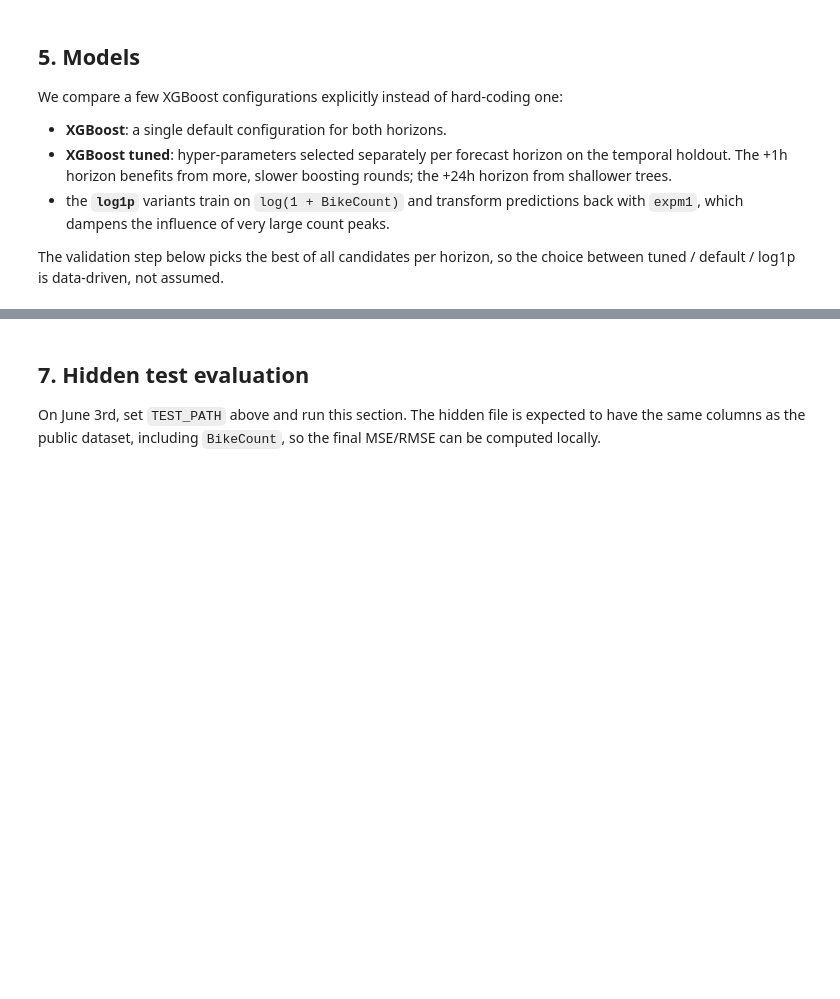
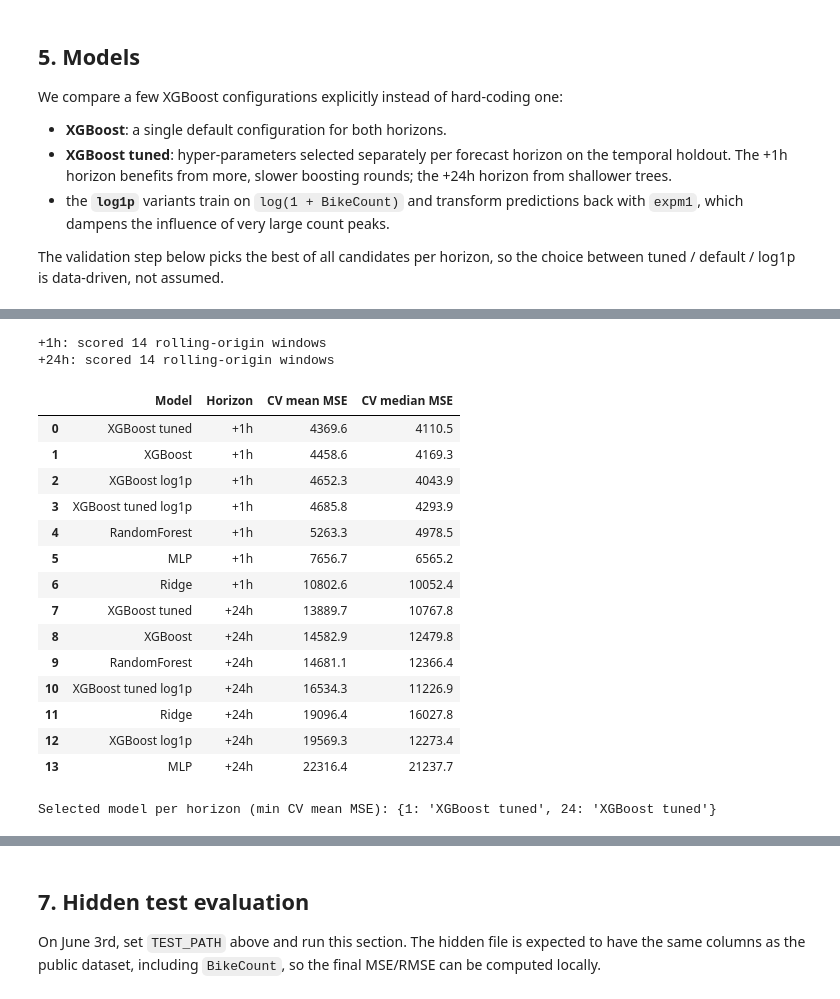
Before and after one commit to theitger/sl-challenge, a Jupyter notebook: bike_count_estimation.ipynb, the cells around one changed output, grey strips where cells are left out. Saved outputs shown, nothing was run; the diff lists cells and outputs as text; code cells hidden in the pictures; blank space fills up the shorter version.

```diff
--- a/bike_count_estimation.ipynb
+++ b/bike_count_estimation.ipynb
@@ -261,0 +284,68 @@ series task.
+# %%
+CV_BLOCK_DAYS = 14       # length of each rolling test block
+CV_MIN_TRAIN_DAYS = 150  # warm-up before the first origin
+CV_STEP_DAYS = 14        # gap between consecutive origins (non-overlapping blocks)
+
+
+def rolling_origin_cv(df):
+    rows = []
+    block = CV_BLOCK_DAYS * 24
+    min_train = CV_MIN_TRAIN_DAYS * 24
+    step = CV_STEP_DAYS * 24
+
+    for horizon in HORIZONS:
+        X, y, _ = make_supervised_frame(df, horizon)
+        n = len(X)
+        origins = list(range(min_train, n - block + 1, step))
+        for origin in origins:
+            X_train, y_train = X.iloc[:origin], y.iloc[:origin]
+            X_test, y_test = X.iloc[origin:origin + block], y.iloc[origin:origin + block]
+            for name, model in make_models(horizon).items():
+                fitted = clone(model)
+                fitted.fit(X_train, y_train)
+                mse, _ = mse_rmse(y_test, fitted.predict(X_test))
+                rows.append({"Model": name, "Horizon": f"+{horizon}h",
+                             "origin": origin, "MSE": mse})
+        print(f"+{horizon}h: scored {len(origins)} rolling-origin windows")
+
+    return pd.DataFrame(rows)
+
+
+def select_models_cv(cv_long):
+    best_models = {}
+    summary_rows = []
+    for horizon in HORIZONS:
+        sub = cv_long[cv_long["Horizon"] == f"+{horizon}h"]
+        agg = sub.groupby("Model")["MSE"].agg(["mean", "median"])
+        best_models[horizon] = agg["mean"].idxmin()  # criterion: mean CV MSE
+        for model_name, stats in agg.iterrows():
+            summary_rows.append({"Model": model_name, "Horizon": f"+{horizon}h",
+                                 "CV mean MSE": stats["mean"], "CV median MSE": stats["median"]})
+    summary = pd.DataFrame(summary_rows).sort_values(["Horizon", "CV mean MSE"]).reset_index(drop=True)
+    return best_models, summary
+
+
+# NOTE: this trains 7 models on every rolling-origin window and takes a few minutes.
+cv_long = rolling_origin_cv(train_df)
+best_model_by_horizon, cv_summary = select_models_cv(cv_long)
+display(cv_summary.round({"CV mean MSE": 1, "CV median MSE": 1}))
+print("Selected model per horizon (min CV mean MSE):", best_model_by_horizon)
+# %% [output]
++1h: scored 14 rolling-origin windows
++24h: scored 14 rolling-origin windows
+|  | Model | Horizon | CV mean MSE | CV median MSE |
+| 0 | XGBoost tuned | +1h | 4369.6 | 4110.5 |
+| 1 | XGBoost | +1h | 4458.6 | 4169.3 |
+| 2 | XGBoost log1p | +1h | 4652.3 | 4043.9 |
+| 3 | XGBoost tuned log1p | +1h | 4685.8 | 4293.9 |
+| 4 | RandomForest | +1h | 5263.3 | 4978.5 |
+| 5 | MLP | +1h | 7656.7 | 6565.2 |
+| 6 | Ridge | +1h | 10802.6 | 10052.4 |
+| 7 | XGBoost tuned | +24h | 13889.7 | 10767.8 |
+| 8 | XGBoost | +24h | 14582.9 | 12479.8 |
+| 9 | RandomForest | +24h | 14681.1 | 12366.4 |
+| 10 | XGBoost tuned log1p | +24h | 16534.3 | 11226.9 |
+| 11 | Ridge | +24h | 19096.4 | 16027.8 |
+| 12 | XGBoost log1p | +24h | 19569.3 | 12273.4 |
+| 13 | MLP | +24h | 22316.4 | 21237.7 |
+Selected model per horizon (min CV mean MSE): {1: 'XGBoost tuned', 24: 'XGBoost tuned'}
```
Also changed, not shown: parts of 7 cells of this notebook, 6 other files.
